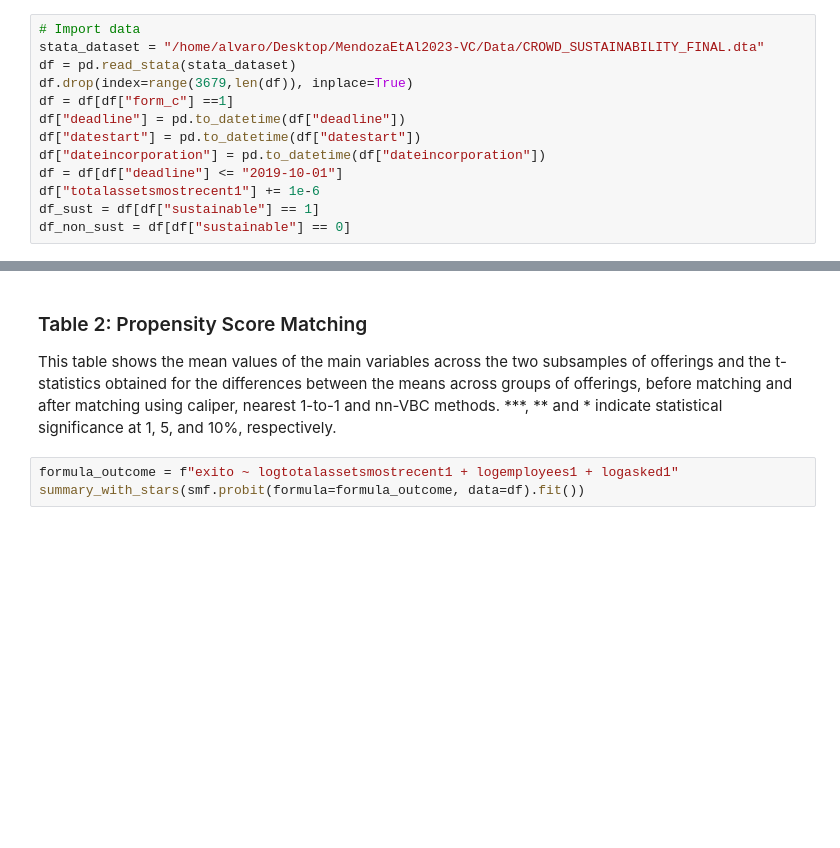
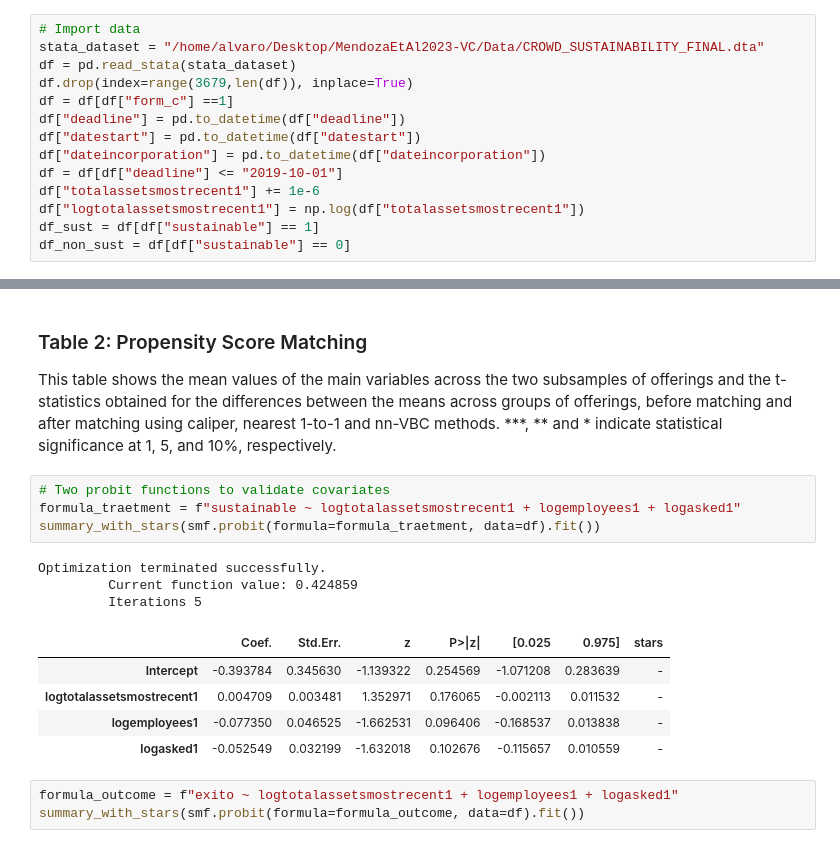
Before and after one commit to alvarorezola/MendozaEtAl2023-VC, a Jupyter notebook: script.ipynb, the cells around one changed output, grey strips where cells are left out. Cells and saved outputs as stored; diff of their text form; blank space fills up the shorter version.

Commit message:
probit PSM

```diff
--- a/script.ipynb
+++ b/script.ipynb
@@ -51,5 +51,6 @@ df["datestart"] = pd.to_datetime(df["datestart"])
 df["dateincorporation"] = pd.to_datetime(df["dateincorporation"])
 df = df[df["deadline"] <= "2019-10-01"]
 df["totalassetsmostrecent1"] += 1e-6
+df["logtotalassetsmostrecent1"] = np.log(df["totalassetsmostrecent1"])
 df_sust = df[df["sustainable"] == 1]
 df_non_sust = df[df["sustainable"] == 0]
@@ -151,6 +146,19 @@ pd.DataFrame(results).T
 # %% [markdown]
 ### Table 2: Propensity Score Matching
 This table shows the mean values of the main variables across the two subsamples of offerings and the t-statistics obtained for the differences between the means across groups of offerings, before matching and after matching using caliper, nearest 1-to-1 and nn-VBC methods. ***, ** and * indicate statistical significance at 1, 5, and 10%, respectively.
+# %%
+# Two probit functions to validate covariates
+formula_traetment = f"sustainable ~ logtotalassetsmostrecent1 + logemployees1 + logasked1"
+summary_with_stars(smf.probit(formula=formula_traetment, data=df).fit())
+# %% [output]
+Optimization terminated successfully.
+         Current function value: 0.424859
+         Iterations 5
+|  | Coef. | Std.Err. | z | P>|z| | [0.025 | 0.975] | stars |
+| Intercept | -0.393784 | 0.345630 | -1.139322 | 0.254569 | -1.071208 | 0.283639 | - |
+| logtotalassetsmostrecent1 | 0.004709 | 0.003481 | 1.352971 | 0.176065 | -0.002113 | 0.011532 | - |
+| logemployees1 | -0.077350 | 0.046525 | -1.662531 | 0.096406 | -0.168537 | 0.013838 | - |
+| logasked1 | -0.052549 | 0.032199 | -1.632018 | 0.102676 | -0.115657 | 0.010559 | - |
 # %%
 formula_outcome = f"exito ~ logtotalassetsmostrecent1 + logemployees1 + logasked1"
 summary_with_stars(smf.probit(formula=formula_outcome, data=df).fit())
```
Also changed, not shown: parts of 1 cell of this notebook.
